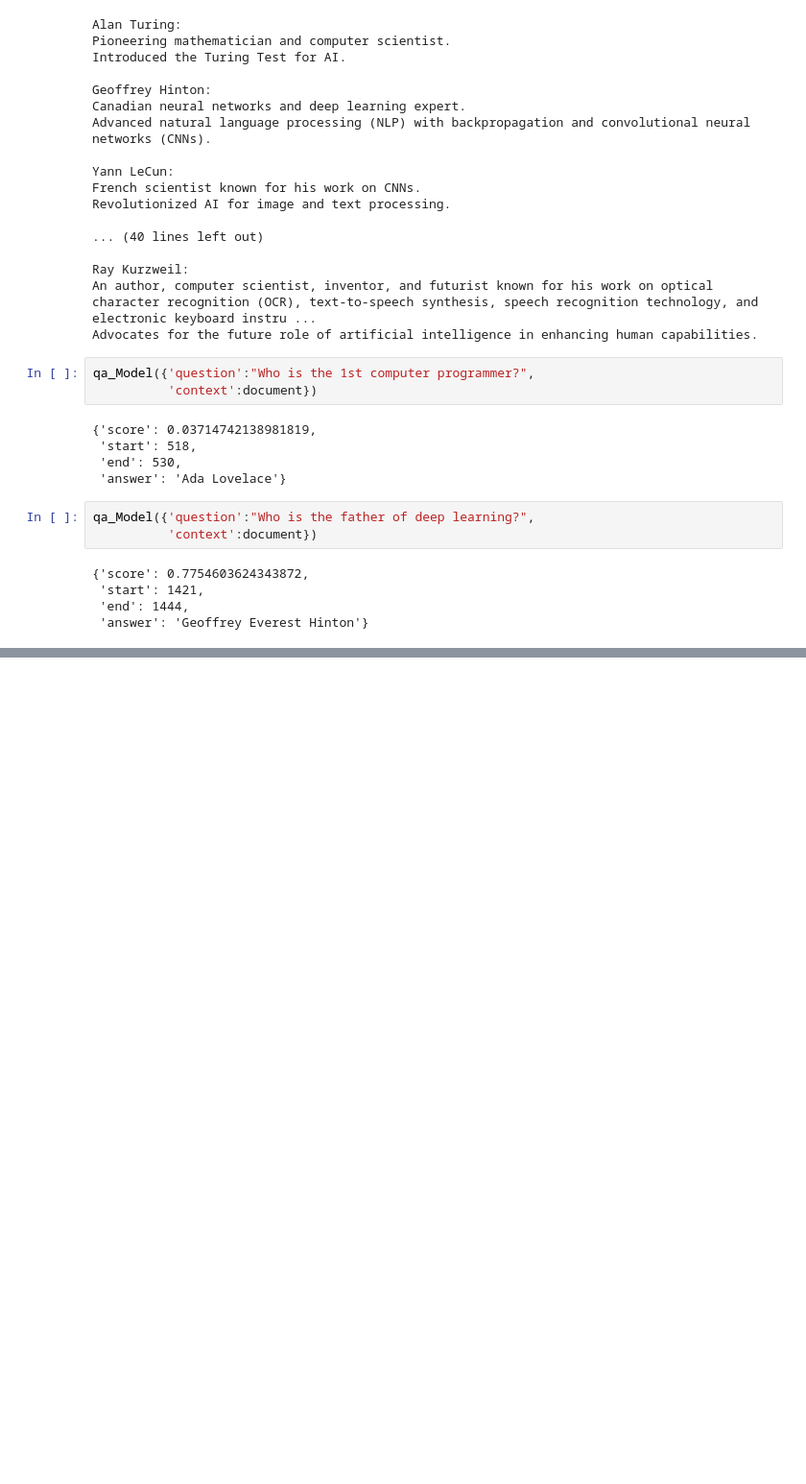
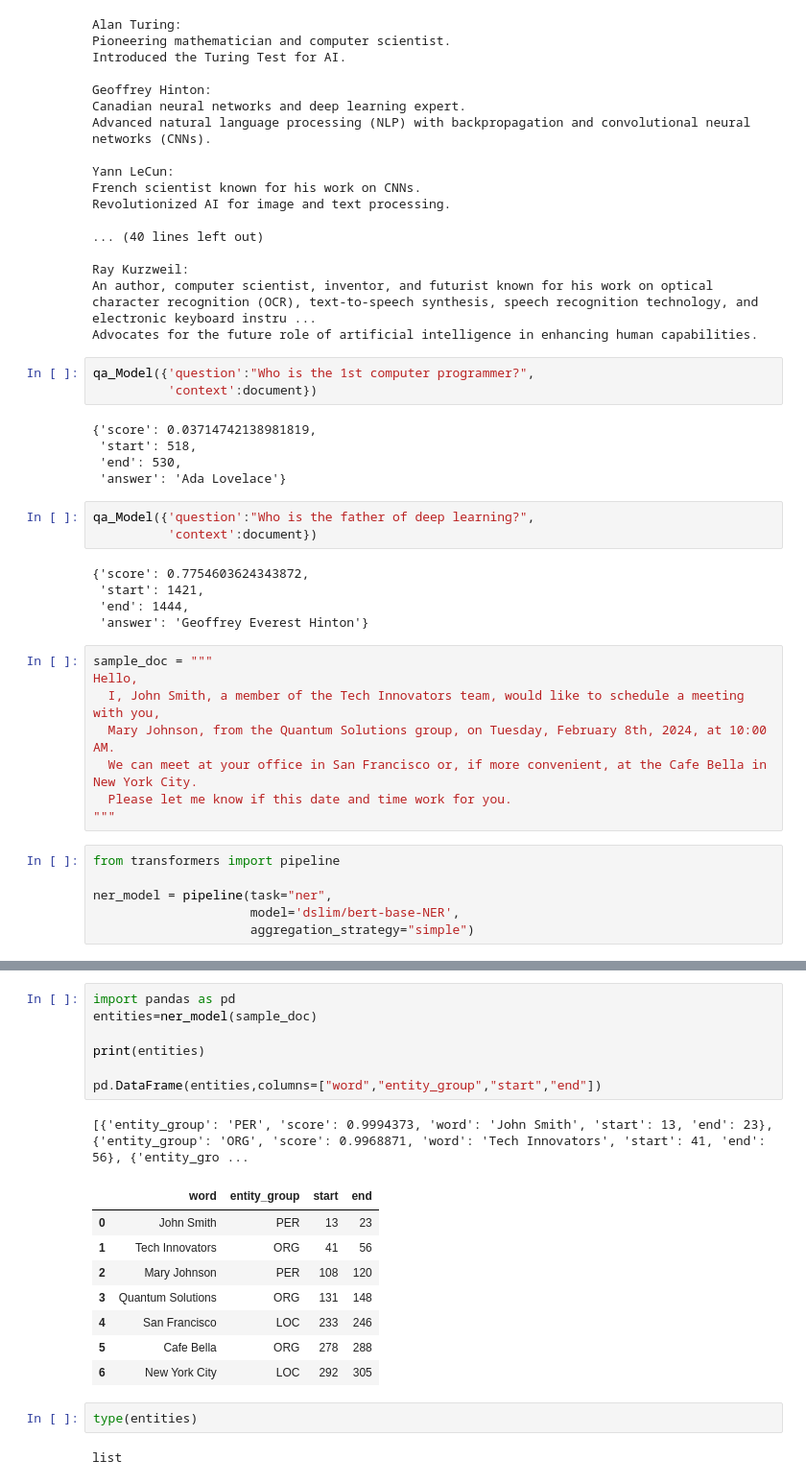
Before and after one commit to SHIVRAJSHINDE/Colab01, a Jupyter notebook: HuggingFace.ipynb, the cells around one changed output, grey strips where cells are left out. Shown: that part at 96% size. Drawn from its saved outputs; the diff is of its cells as text; blank space fills up the shorter version.

```diff
--- a/HuggingFace.ipynb
+++ b/HuggingFace.ipynb
@@ -182,3 +190,17 @@ qa_Model({'question':"Who is the father of deep learning?",
  'start': 1421,
  'end': 1444,
  'answer': 'Geoffrey Everest Hinton'}
+# %%
+sample_doc = """
+Hello,
+  I, John Smith, a member of the Tech Innovators team, would like to schedule a meeting with you,
+  Mary Johnson, from the Quantum Solutions group, on Tuesday, February 8th, 2024, at 10:00 AM.
+  We can meet at your office in San Francisco or, if more convenient, at the Cafe Bella in New York City.
+  Please let me know if this date and time work for you.
+"""
+# %%
+from transformers import pipeline
+
+ner_model = pipeline(task="ner",
+                     model='dslim/bert-base-NER',
+                     aggregation_strategy="simple")
@@ -184,0 +212,21 @@ qa_Model({'question':"Who is the father of deep learning?",
+# %%
+import pandas as pd
+entities=ner_model(sample_doc)
+
+print(entities)
+
+pd.DataFrame(entities,columns=["word","entity_group","start","end"])
+# %% [output]
+[{'entity_group': 'PER', 'score': 0.9994373, 'word': 'John Smith', 'start': 13, 'end': 23}, {'entity_group': 'ORG', 'score': 0.9968871, 'word': 'Tech Innovators', 'start': 41, 'end': 56}, {'entity_gro ...
+|  | word | entity_group | start | end |
+| 0 | John Smith | PER | 13 | 23 |
+| 1 | Tech Innovators | ORG | 41 | 56 |
+| 2 | Mary Johnson | PER | 108 | 120 |
+| 3 | Quantum Solutions | ORG | 131 | 148 |
+| 4 | San Francisco | LOC | 233 | 246 |
+| 5 | Cafe Bella | ORG | 278 | 288 |
+| 6 | New York City | LOC | 292 | 305 |
+# %%
+type(entities)
+# %% [output]
+list
```
Also changed, not shown: parts of 9 cells of this notebook.
